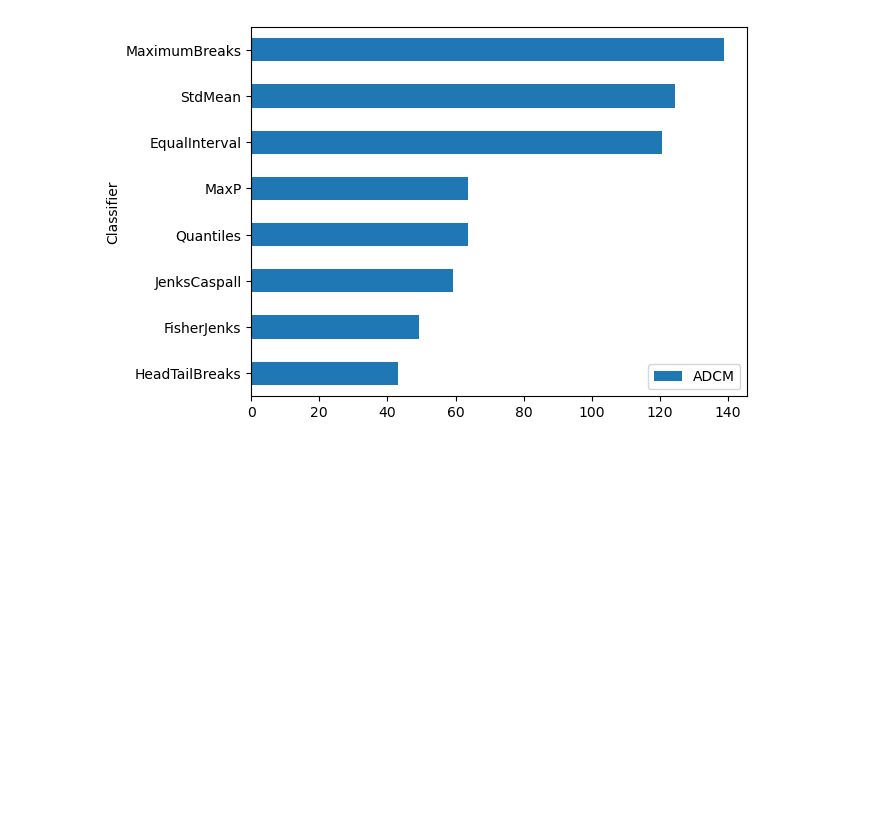
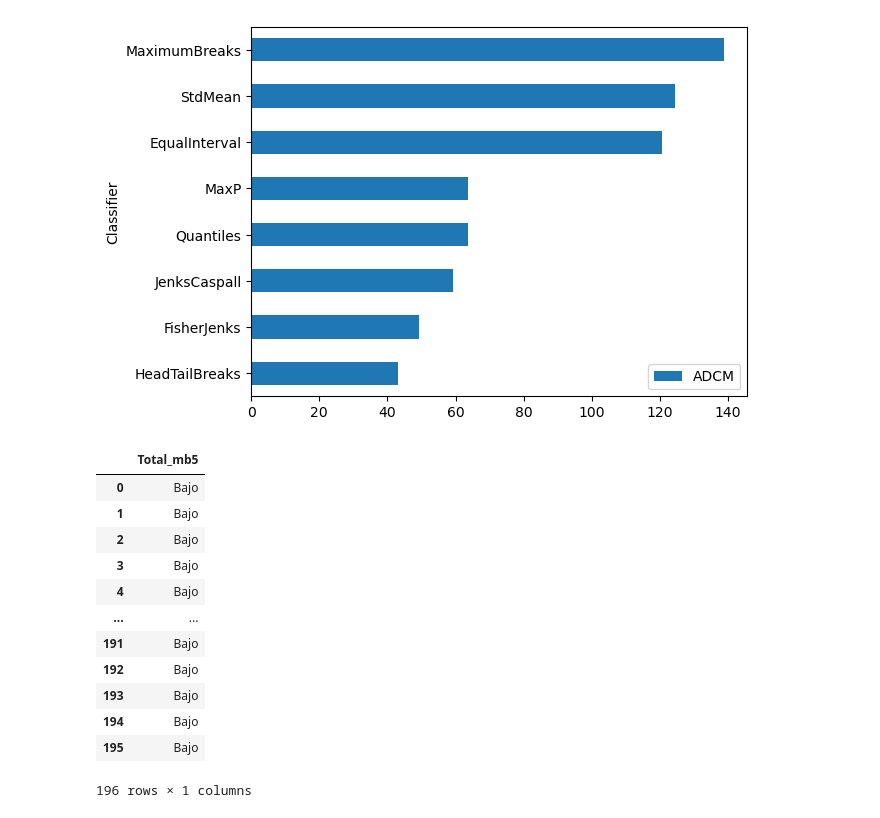
Before and after one commit to YURFA-Pucp/Tesis_2, a Jupyter notebook: Pre-procesamiento 2.ipynb, the cells around one changed output. Cells and saved outputs as stored; diff of their text form; code cells hidden in the pictures; blank space fills up the shorter version.

```diff
--- a/Pre-procesamiento 2.ipynb
+++ b/Pre-procesamiento 2.ipynb
@@ -202,3 +202,20 @@ adcms.sort_values('ADCM').plot.barh(x='Classifier')
 [figure]
 # %%
 theMap['Total_mb5'] = mb5.yb
+# %%
+changes={0:"Bajo", 1:"Medio", 2:"Alto", 3:"Muy alto"}
+theMap.loc[:,['Total_mb5']].replace(to_replace=changes)
+# %% [output]
+|  | Total_mb5 |
+| 0 | Bajo |
+| 1 | Bajo |
+| 2 | Bajo |
+| 3 | Bajo |
+| 4 | Bajo |
+| ... | ... |
+| 191 | Bajo |
+| 192 | Bajo |
+| 193 | Bajo |
+| 194 | Bajo |
+| 195 | Bajo |
+196 rows × 1 columns
```
Also changed, not shown: parts of 2 cells of this notebook, 3 other files.
